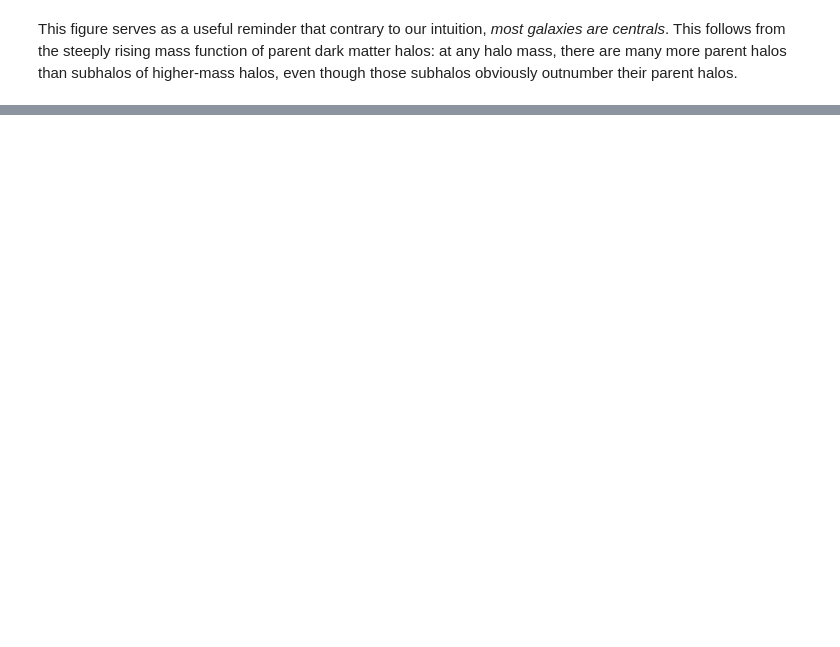
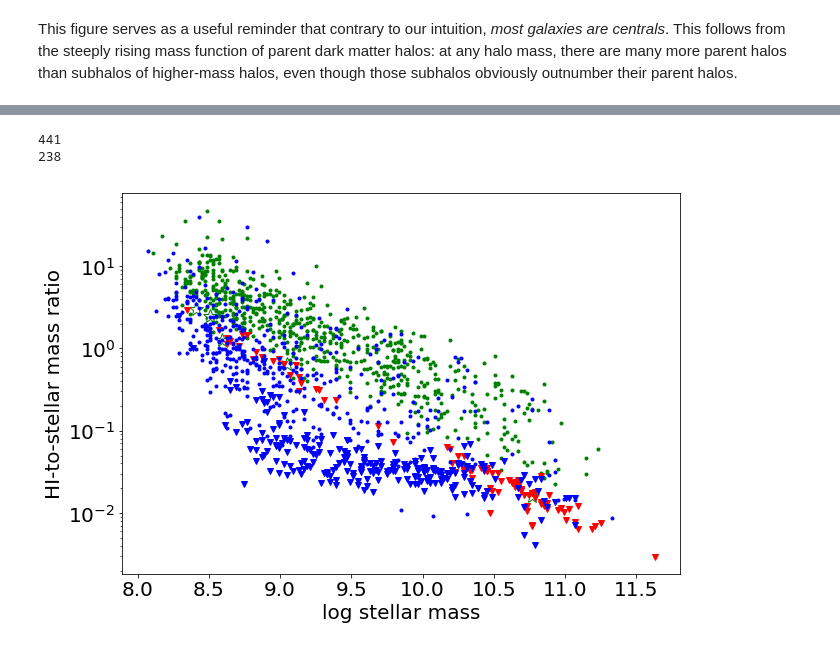
Before and after one commit to resolvesurvey/database-tutorial, a Jupyter notebook: RESOLVE_DataTutorial.ipynb, the cells around one changed output, grey strips where cells are left out. Saved outputs shown, nothing was run; the diff lists cells and outputs as text; code cells hidden in the pictures; blank space fills up the shorter version.

```diff
--- a/RESOLVE_DataTutorial.ipynb
+++ b/RESOLVE_DataTutorial.ipynb
@@ -91,0 +136,26 @@ bsem = (radeg >= 300) | (radeg <= 45) # 22-3 hr in RA is RESOLVE-B
+# %%
+# add new data (detections and upper limits separately)
+sel4 = np.where(inorigsample & (hitelescope != "ALFALFA") & (limflagmhi != 1) & (~np.isnan(ef21))) # again, not missing
+hitostars4 = (10**logmhi[sel4]) / (10**logmstar[sel4])
+sel5 = np.where(inorigsample & (hitelescope != "ALFALFA") & (limflagmhi == 1))
+hitostars5 = (10**logmhi[sel5]) / (10**logmstar[sel5])
+
+# repeat plot
+fig3 = plt.figure(3,figsize=(10,7))
+plt.clf()
+plt.plot(logmstar[sel1],hitostars1,'g.', label="ALFALFA high SNR")
+plt.plot(logmstar[sel2],hitostars2,'g*', markersize=15, markerfacecolor="white", label="ALFALFA low SNR (cat?)")
+plt.plot(logmstar[sel3],hitostars3,'rv', label="ALFALFA upper lim (not cat)")
+plt.yscale('log')
+plt.xlabel("log stellar mass")
+plt.ylabel("HI-to-stellar mass ratio")
+# add new data to plot
+plt.plot(logmstar[sel4],hitostars4,'b.', label="new high SNR")
+plt.plot(logmstar[sel5],hitostars5,'bv', label="new upper lim")
+
+print(len(sel4[0]))
+print(len(sel5[0]))
+# %% [output]
+441
+238
+[figure, added]
```
Also changed, not shown: parts of 14 cells of this notebook, 1 other file.
